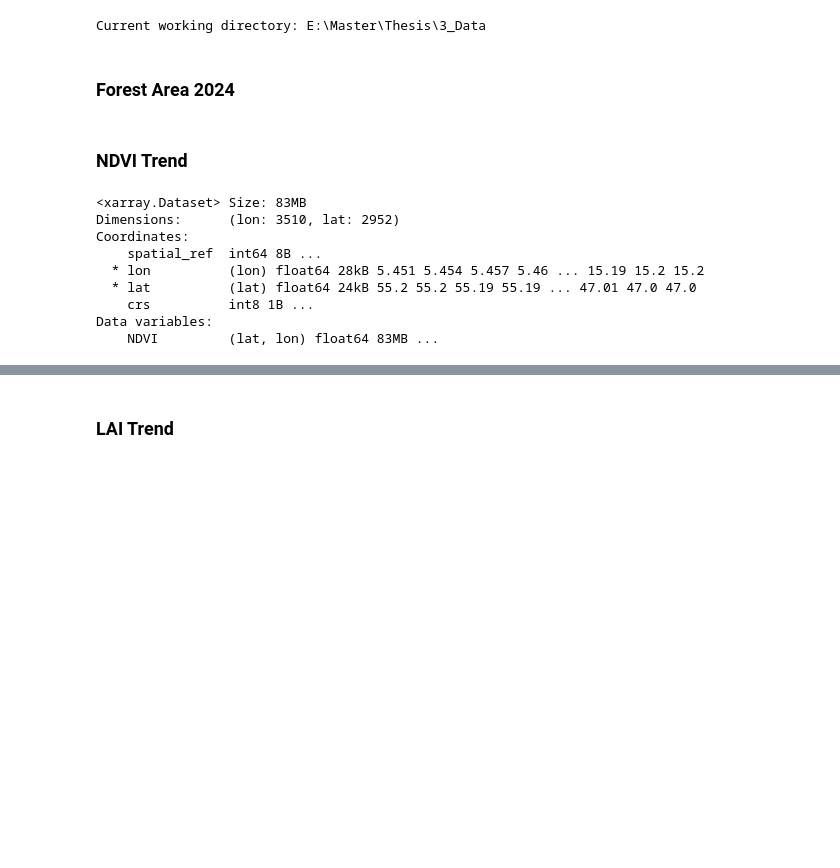
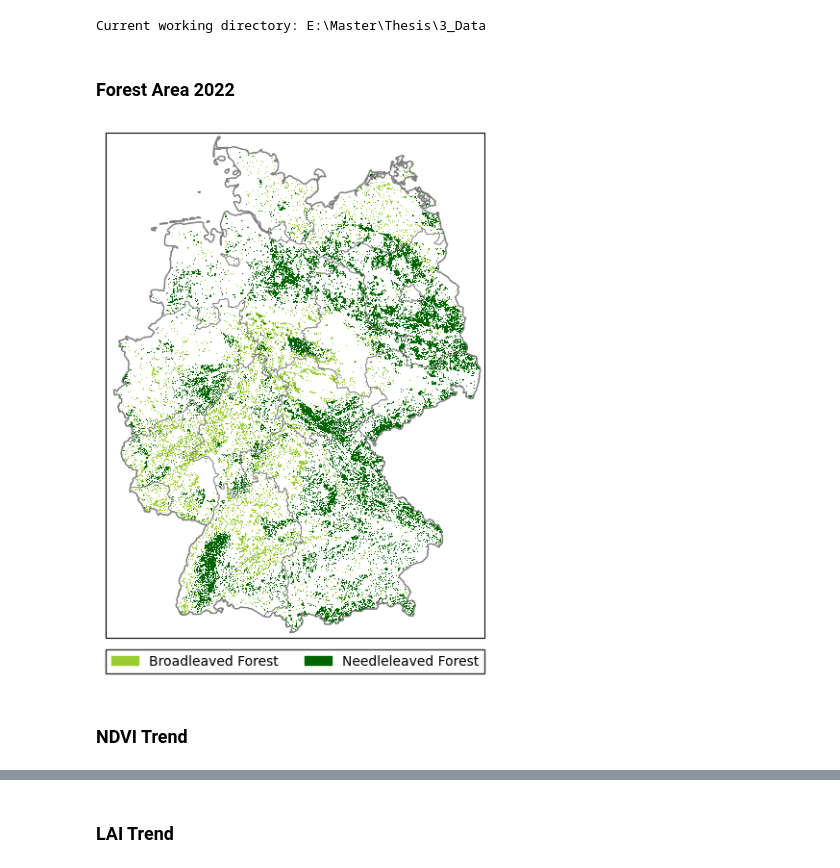
Before and after one commit to irishaake/Thesis_Msc, a Jupyter notebook: 36_Visualize_Results_Maps.ipynb, the cells around one changed output, grey strips where cells are left out. Saved outputs shown, nothing was run; the diff lists cells and outputs as text; code cells hidden in the pictures; blank space fills up the shorter version.

```diff
--- a/36_Visualize_Results_Maps.ipynb
+++ b/36_Visualize_Results_Maps.ipynb
@@ -31,4 +32,6 @@ states = gpd.read_file(states_path)
 # get german federal states
 ger_states = states[states['admin'] == 'Germany'].to_crs(epsg = 32632)
 # %% [markdown]
-### Forest Area 2024
+### Forest Area 2022
+# %%
+lccs = xr.open_dataset("./Forest_GER/Forest_GER_2022.nc")
@@ -35,3 +52,61 @@ ger_states = states[states['admin'] == 'Germany'].to_crs(epsg = 32632)
+# %%
+# set native crs and desired projection for map
+projPC = ccrs.PlateCarree()
+projUTM = ccrs.UTM(zone=32)
+
+# set colors
+colors = ['yellowgreen', 'darkgreen']
+cmap_custom = ListedColormap(colors)
+
+# set boundaries for colormap to map different forest classes
+bounds = [0.5, 1.5, 2.5]
+norm_custom = BoundaryNorm(bounds, cmap_custom.N)
+
+# set nan values as transparent
+cmap_custom.set_bad(alpha=0)
+
+# create plot
+fig, ax = plt.subplots(1, 1, figsize=(12, 6.325), subplot_kw={'projection': projUTM})
+ax.set_extent([5.9, 14.65, 47.2, 55], crs=projPC)
+
+# plot data
+im = ax.pcolormesh(
+    lons,
+    lats,
+    forest.squeeze(),
+    cmap=cmap_custom,
+    norm=norm_custom,
+    transform=projPC,
+    shading = "auto"
+)
+
+# plot borders
+ger_states.boundary.plot(ax=ax, edgecolor = "grey", linewidth = 0.5, transform=projUTM)
+ger_border.boundary.plot(ax=ax, edgecolor = "grey", linewidth = 1, transform=projUTM)
+
+
+# create 'patch' objects that will serve as legend handles
+bl_patch = mpatches.Patch(color=colors[0], label=f'Broadleaved Forest')
+nl_patch = mpatches.Patch(color=colors[1], label=f'Needle-leaved Forest')
+
+# Add the legend to the plot
+ax.legend(
+    handles=[bl_patch, nl_patch],
+    loc='upper center',
+    bbox_to_anchor=(0.5, -0.01),
+    ncol=2,
+    fontsize=10,
+    frameon=True,
+    fancybox=False,
+    facecolor='white',
+    edgecolor='black'
+)
+
+plt.subplots_adjust(bottom=0.05)
+plt.savefig("./Figures/Forest_Area_Map.png", bbox_inches="tight")
+plt.show()
+# %% [output]
+[figure, added]
 # %% [markdown]
 ### NDVI Trend
 # %%
@@ -39,12 +114,0 @@ ndvi_BL = xr.open_dataset("./NDVI/NDVI_Spatial_Trend_BL.nc")
-# %%
-ndvi_BL
-# %% [output]
-<xarray.Dataset> Size: 83MB
-Dimensions:      (lon: 3510, lat: 2952)
-Coordinates:
-    spatial_ref  int64 8B ...
-  * lon          (lon) float64 28kB 5.451 5.454 5.457 5.46 ... 15.19 15.2 15.2
-  * lat          (lat) float64 24kB 55.2 55.2 55.19 55.19 ... 47.01 47.0 47.0
-    crs          int8 1B ...
-Data variables:
-    NDVI         (lat, lon) float64 83MB ...
```
Also changed, not shown: parts of 84 cells of this notebook.
